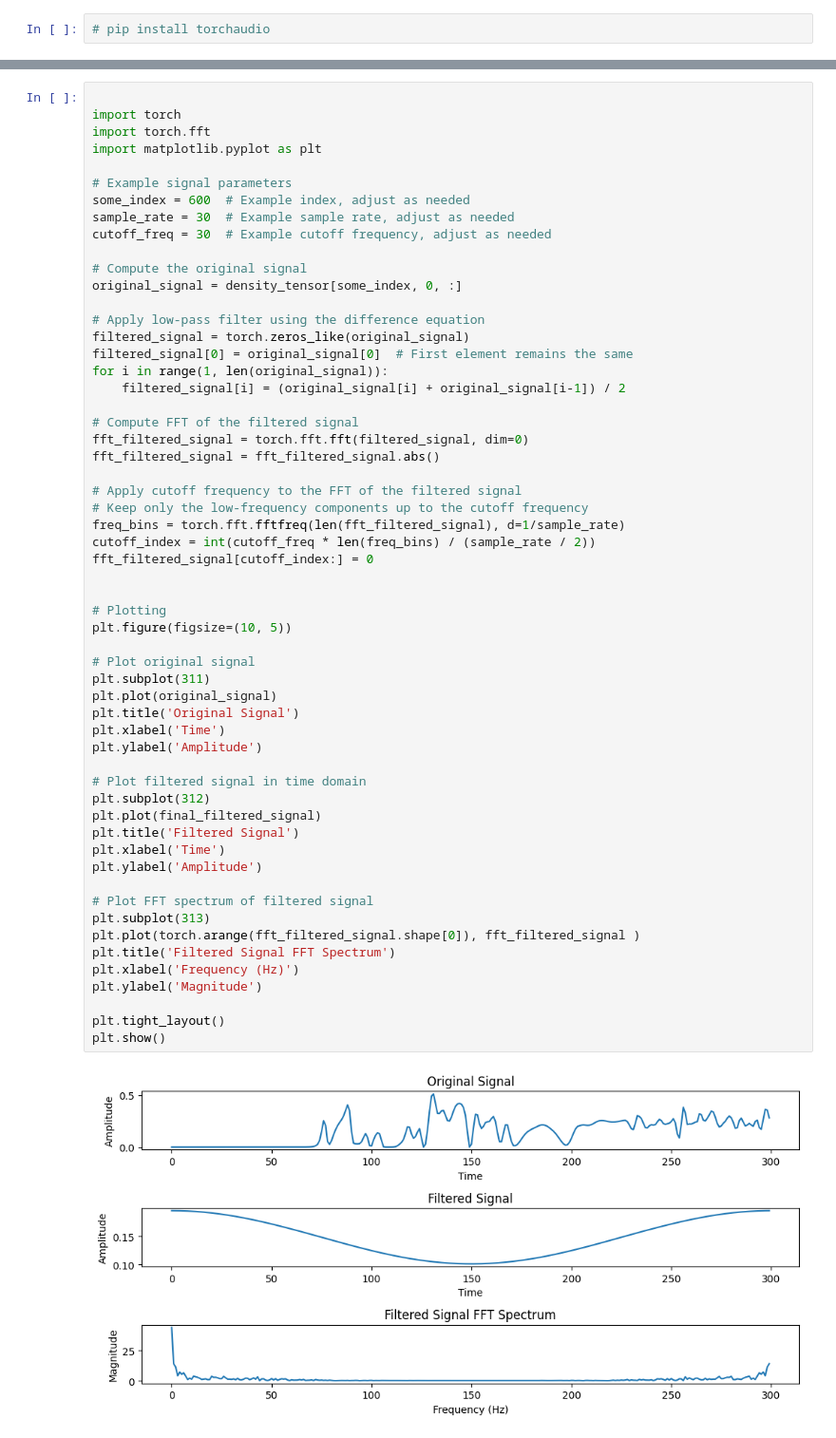
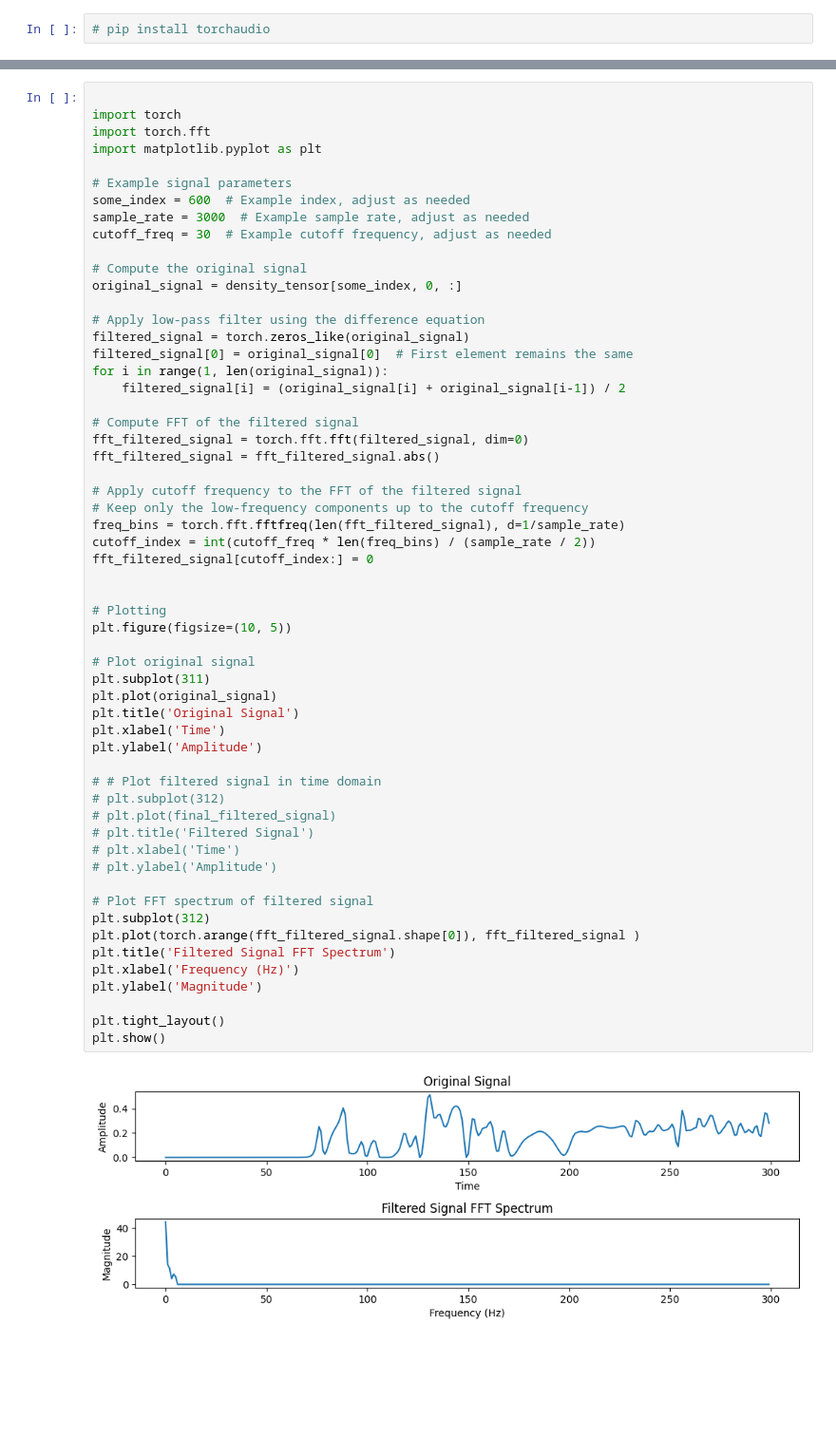
Before and after one commit to Tyro-Young/Inverse-CFD, a Jupyter notebook: FFT.ipynb, the cells around one changed output, grey strips where cells are left out. Shown at 95% size. Drawn from its saved outputs; the diff is of its cells as text; blank space fills up the shorter version.

```diff
--- a/FFT.ipynb
+++ b/FFT.ipynb
@@ -200,7 +200,7 @@ import matplotlib.pyplot as plt
 
 # Example signal parameters
 some_index = 600  # Example index, adjust as needed
-sample_rate = 30  # Example sample rate, adjust as needed
+sample_rate = 3000  # Example sample rate, adjust as needed
 cutoff_freq = 30  # Example cutoff frequency, adjust as needed
 
 # Compute the original signal
@@ -216,41 +216,41 @@ for i in range(1, len(original_signal)):
 fft_filtered_signal = torch.fft.fft(filtered_signal, dim=0)
 fft_filtered_signal = fft_filtered_signal.abs()
 
 # Apply cutoff frequency to the FFT of the filtered signal
 # Keep only the low-frequency components up to the cutoff frequency
 freq_bins = torch.fft.fftfreq(len(fft_filtered_signal), d=1/sample_rate)
 cutoff_index = int(cutoff_freq * len(freq_bins) / (sample_rate / 2))
 fft_filtered_signal[cutoff_index:] = 0
 
 
 # Plotting
 plt.figure(figsize=(10, 5))
 
 # Plot original signal
 plt.subplot(311)
 plt.plot(original_signal)
 plt.title('Original Signal')
 plt.xlabel('Time')
 plt.ylabel('Amplitude')
 
-# Plot filtered signal in time domain
-plt.subplot(312)
-plt.plot(final_filtered_signal)
-plt.title('Filtered Signal')
-plt.xlabel('Time')
-plt.ylabel('Amplitude')
+# # Plot filtered signal in time domain
+# plt.subplot(312)
+# plt.plot(final_filtered_signal)
+# plt.title('Filtered Signal')
+# plt.xlabel('Time')
+# plt.ylabel('Amplitude')
 
 # Plot FFT spectrum of filtered signal
-plt.subplot(313)
+plt.subplot(312)
 plt.plot(torch.arange(fft_filtered_signal.shape[0]), fft_filtered_signal )
 plt.title('Filtered Signal FFT Spectrum')
 plt.xlabel('Frequency (Hz)')
 plt.ylabel('Magnitude')
 
 plt.tight_layout()
 plt.show()
 # %% [output]
-[figure, old version]
+[figure, new version]
 # %%
 import torch
 import torch.fft
```
Also changed, not shown: parts of 4 cells of this notebook.
